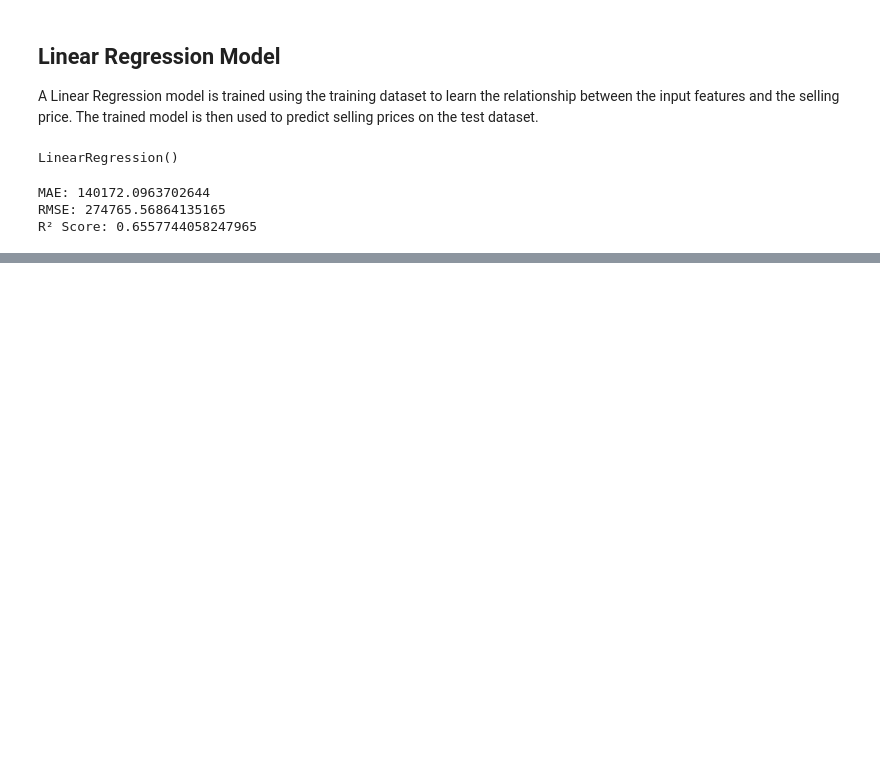
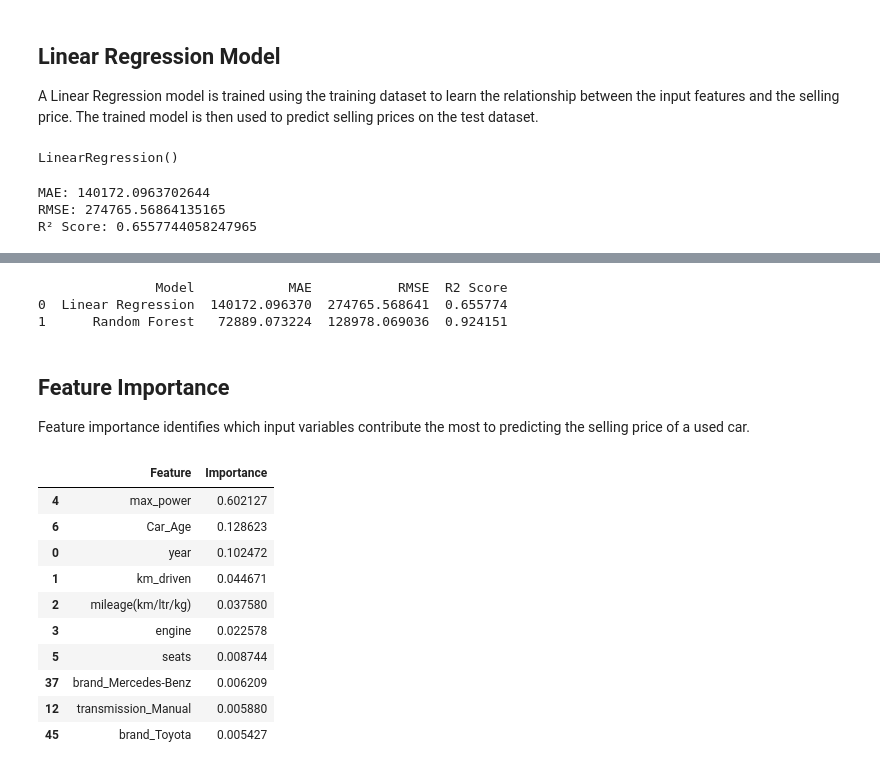
Before and after one commit to SrajanSK/OIBSIP, a Jupyter notebook: SrajanShukla_Task3/SrajanShukla_Task3.ipynb, the cells around one changed output, grey strips where cells are left out. Cells and saved outputs as stored; diff of their text form; code cells hidden in the pictures; blank space fills up the shorter version.

```diff
--- a/SrajanShukla_Task3/SrajanShukla_Task3.ipynb
+++ b/SrajanShukla_Task3/SrajanShukla_Task3.ipynb
@@ -420,0 +443,34 @@ R² Score: 0.6557744058247965
+# %%
+comparison = pd.DataFrame({"Model": ["Linear Regression", "Random Forest"],
+                           "MAE": [mean_absolute_error(y_test, y_pred_lr),
+                                   mean_absolute_error(y_test, y_pred_rf)],
+                           "RMSE": [np.sqrt(mean_squared_error(y_test, y_pred_lr)),
+                                    np.sqrt(mean_squared_error(y_test, y_pred_rf))],
+                           "R2 Score": [r2_score(y_test, y_pred_lr),
+                                        r2_score(y_test, y_pred_rf)]})
+
+print(comparison)
+# %% [output]
+               Model            MAE           RMSE  R2 Score
+0  Linear Regression  140172.096370  274765.568641  0.655774
+1      Random Forest   72889.073224  128978.069036  0.924151
+# %% [markdown]
+## Feature Importance
+
+Feature importance identifies which input variables contribute the most to predicting the selling price of a used car.
+# %%
+importance = pd.DataFrame({"Feature": X.columns,"Importance": rf.feature_importances_})
+importance = importance.sort_values(by="Importance",ascending=False)
+importance.head(10)
+# %% [output]
+|  | Feature | Importance |
+| 4 | max_power | 0.602127 |
+| 6 | Car_Age | 0.128623 |
+| 0 | year | 0.102472 |
+| 1 | km_driven | 0.044671 |
+| 2 | mileage(km/ltr/kg) | 0.037580 |
+| 3 | engine | 0.022578 |
+| 5 | seats | 0.008744 |
+| 37 | brand_Mercedes-Benz | 0.006209 |
+| 12 | transmission_Manual | 0.005880 |
+| 45 | brand_Toyota | 0.005427 |
```
Also changed, not shown: parts of 7 cells of this notebook.
